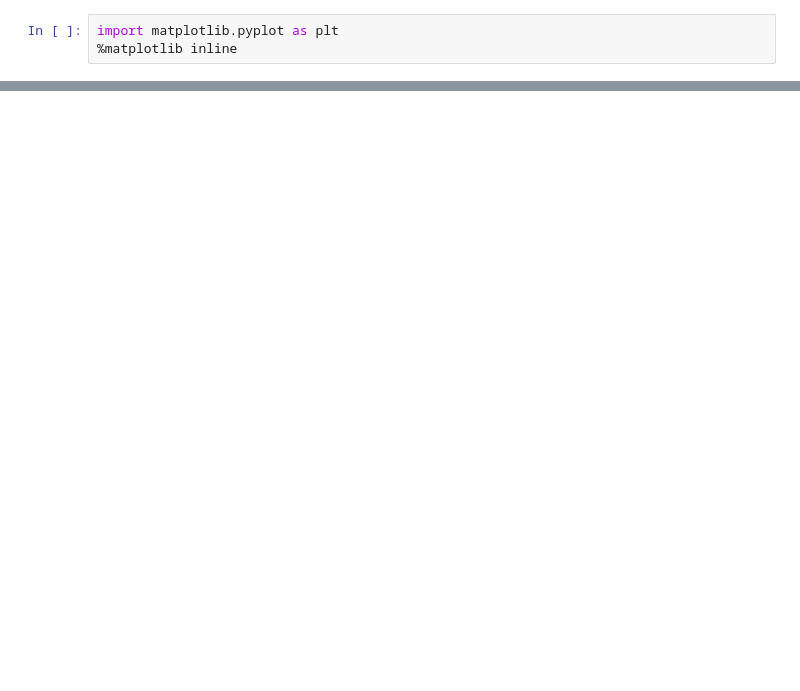
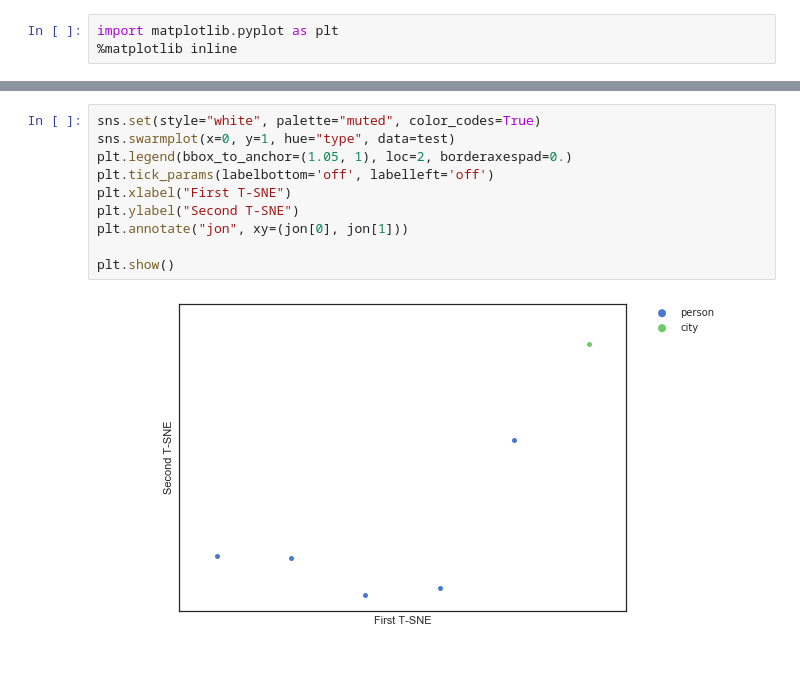
Before and after one commit to A-Jacobson/GoTWord2Vec, a Jupyter notebook: explore.ipynb, the cells around one changed output, grey strips where cells are left out. Cells and saved outputs as stored; diff of their text form; blank space fills up the shorter version.

```diff
--- a/explore.ipynb
+++ b/explore.ipynb
@@ -196,0 +175,12 @@ model.most_similar('jon')
+# %%
+sns.set(style="white", palette="muted", color_codes=True)
+sns.swarmplot(x=0, y=1, hue="type", data=test)
+plt.legend(bbox_to_anchor=(1.05, 1), loc=2, borderaxespad=0.)
+plt.tick_params(labelbottom='off', labelleft='off')
+plt.xlabel("First T-SNE")
+plt.ylabel("Second T-SNE")
+plt.annotate("jon", xy=(jon[0], jon[1]))
+
+plt.show()
+# %% [output]
+[figure, added]
```
Also changed, not shown: parts of 20 cells of this notebook, 1 other file.
